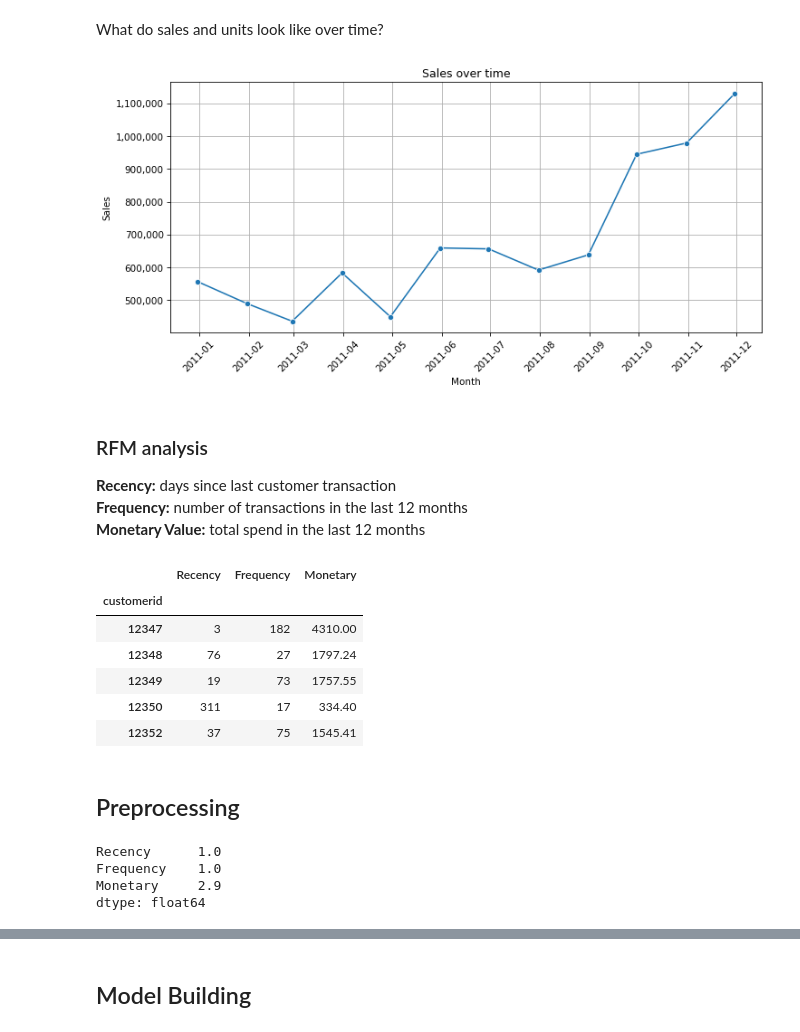
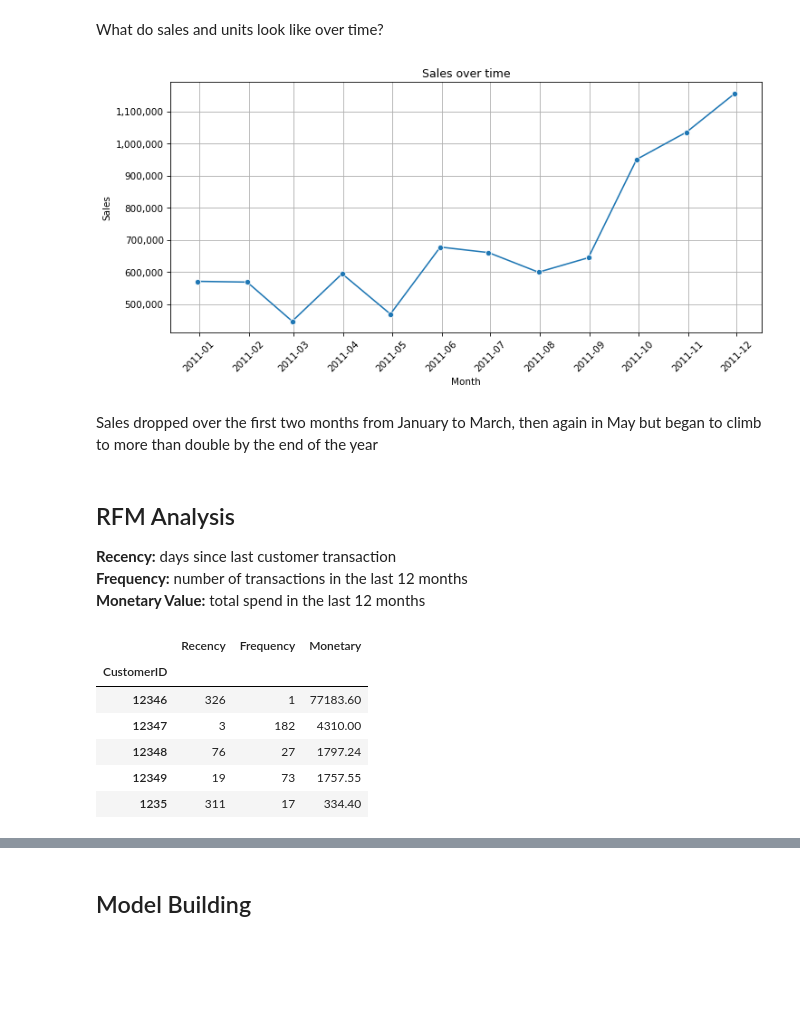
Before and after one commit to chrisruiz01/Unsupervised-Clustering-RFM, a Jupyter notebook: Unsupervised-Clustering-RFM.ipynb, the cells around one changed output, grey strips where cells are left out. Saved outputs shown, nothing was run; the diff lists cells and outputs as text; code cells hidden in the pictures; blank space fills up the shorter version.

```diff
--- a/Unsupervised-Clustering-RFM.ipynb
+++ b/Unsupervised-Clustering-RFM.ipynb
@@ -265,5 +133,6 @@ dtype: int64
 # %%
-# Drop nulls and check new row count
-df = df.dropna().reset_index(drop=True)
+# Dropping dupes
+df = df.drop_duplicates()
+df.reset_index(drop=True, inplace=True)
 df.shape
 # %% [output]
@@ -273,14 +140,19 @@ df.shape
+# %%
+# Convert InvoiceDate to InvoiceDatetime and remove hours and minutes
+df['InvoiceDate'] = pd.to_datetime(df['InvoiceDate'])
+df['InvoiceDate'] = df['InvoiceDate'].dt.normalize()
 # %%
 # Adding sales column before aggregating
-df['sales'] = df['price'] * df['units']
+df['sales'] = df['UnitPrice'] * df['Quantity']
 
-# Convert customerid to string before aggregating
-df['customerid'] = df['customerid'].astype('str')
-df['customerid'] = df['customerid'].str.rstrip('0').str.rstrip('.')
+# Convert CustomerID to string before aggregating
+df['CustomerID'] = df['CustomerID'].astype('str')
+df['CustomerID'] = df['CustomerID'].str.rstrip('0.')
 # %%
 # Aggregate by date and exclude price since addition of sales column
-group = df.select_dtypes(exclude=np.number).drop_duplicates()
-group = group.columns.tolist()
-df = df.groupby(group)[['units', 'sales']].sum().reset_index()
+grouped = df.select_dtypes(exclude=np.number).drop_duplicates()
+grouped = grouped.columns.tolist()
+df = df.groupby(grouped)[['Quantity', 'sales']].sum().reset_index()
+print(df.shape)
 df.head()
 # %% [output]
@@ -310,32 +170,34 @@ What do sales and units look like over time?
 # %%
 # Function to format y-axis without scientific notation
 def human_format(x, pos):
     return f'{int(x):,}'
 
 # date lineplot
-monthly_data = df[['date', 'units', 'sales']].resample('ME', on='date').sum().reset_index()
+monthly_data = df[['InvoiceDate', 'Quantity', 'sales']].resample('ME', on='InvoiceDate').sum().reset_index()
 monthly_data = monthly_data[:-1]
 
 plt.figure(figsize=(10, 5))
-sns.lineplot(x='date', y='sales', data=monthly_data, marker='o')
+sns.lineplot(x='InvoiceDate', y='sales', data=monthly_data, marker='o')
 
 # Set major locator to month and formatter to show month and year
 plt.gca().xaxis.set_major_locator(mdates.MonthLocator())
 
 # Remove scientific notation on y-axis labels
 plt.gca().yaxis.set_major_formatter(FuncFormatter(human_format))
 
 plt.title('Sales over time')
 plt.xlabel('Month')
 plt.ylabel('Sales')
 plt.grid(True)
 plt.xticks(rotation=45)
 plt.tight_layout()
 plt.show()
 # %% [output]
-[figure, old version]
+[figure, new version]
+# %% [markdown]
+Sales dropped over the first two months from January to March, then again in May but began to climb to more than double by the end of the year
 # %% [markdown]
-### RFM analysis
+## RFM Analysis
 
 **Recency:** days since last customer transaction
 **Frequency:** number of transactions in the last 12 months
@@ -345,30 +205,23 @@ latest_day = max(df.date) + dt.timedelta(days=1)
 # %%
+# Calculate the day following the last invoice date for use in the Recency calculation
+latest_day = max(df.InvoiceDate) + dt.timedelta(days=1)
+
 # Calculate Recency, Frequency and Monetary value for each customer
-rfm = df.groupby(['customerid']).agg({
-    'date': lambda x: (latest_day - x.max()).days,
-    'invoice': 'count',
+rfm = df.groupby(['CustomerID']).agg({
+    'InvoiceDate': lambda x: (latest_day - x.max()).days,
+    'InvoiceNo': 'count',
     'sales': 'sum'})
 
 # Rename columns
-rfm.rename(columns = {'date': 'Recency',
-                      'invoice': 'Frequency',
+rfm.rename(columns = {'InvoiceDate': 'Recency',
+                      'InvoiceNo': 'Frequency',
                       'sales': 'Monetary'}, inplace=True)
 rfm.head()
 # %% [output]
 |  | Recency | Frequency | Monetary |
-| customerid |  |  |  |
+| CustomerID |  |  |  |
+| 12346 | 326 | 1 | 77183.60 |
 | 12347 | 3 | 182 | 4310.00 |
 | 12348 | 76 | 27 | 1797.24 |
 | 12349 | 19 | 73 | 1757.55 |
-| 12350 | 311 | 17 | 334.40 |
-| 12352 | 37 | 75 | 1545.41 |
+| 1235 | 311 | 17 | 334.40 |
-# %% [markdown]
-## Preprocessing
-# %%
-# Check for Near-Zero Values to ensure that there are no values extremely close to zero before the log transformation
-rfm.min()
-# %% [output]
-Recency      1.0
-Frequency    1.0
-Monetary     2.9
-dtype: float64
```
Also changed, not shown: parts of 84 cells of this notebook.
